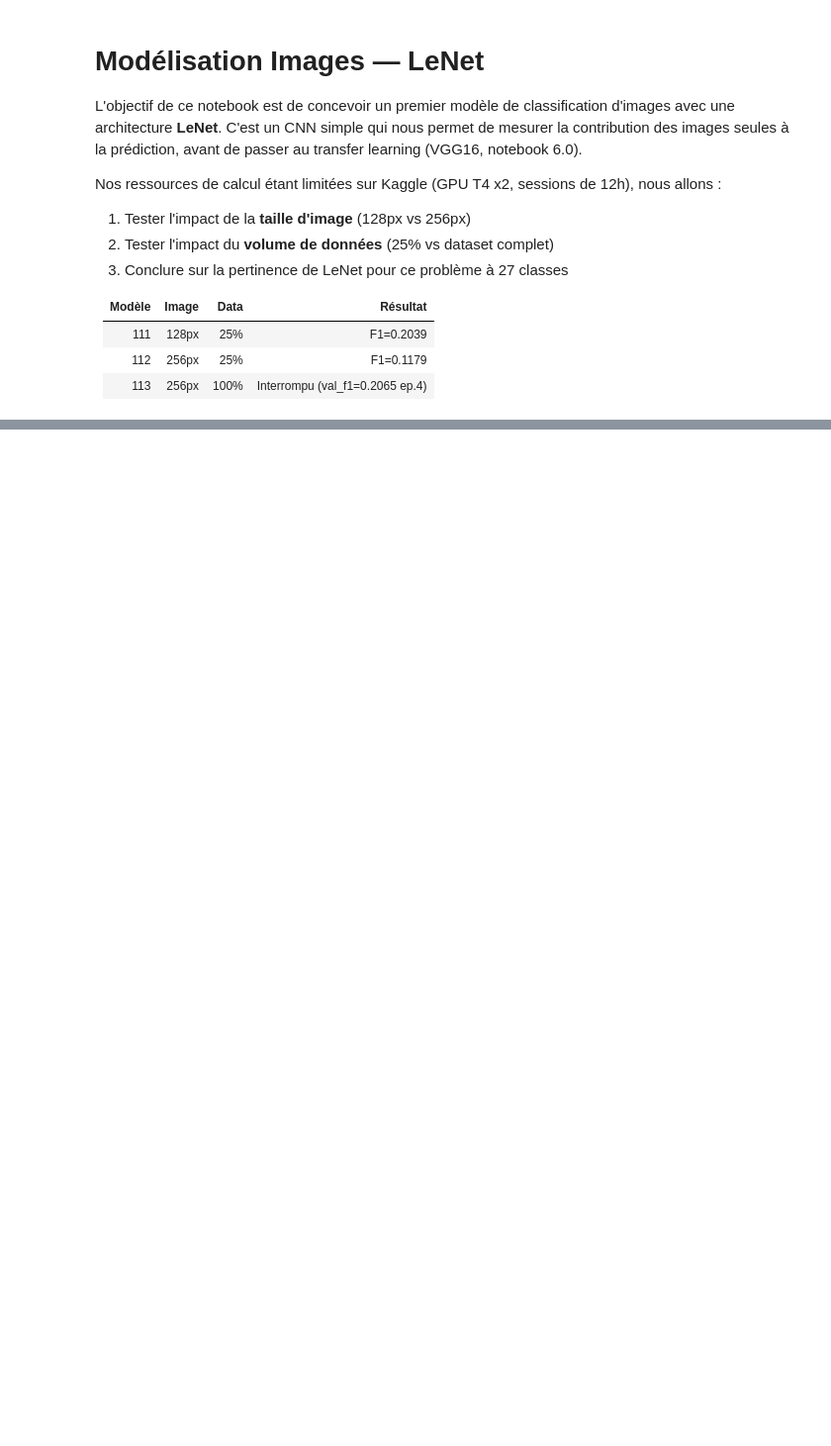
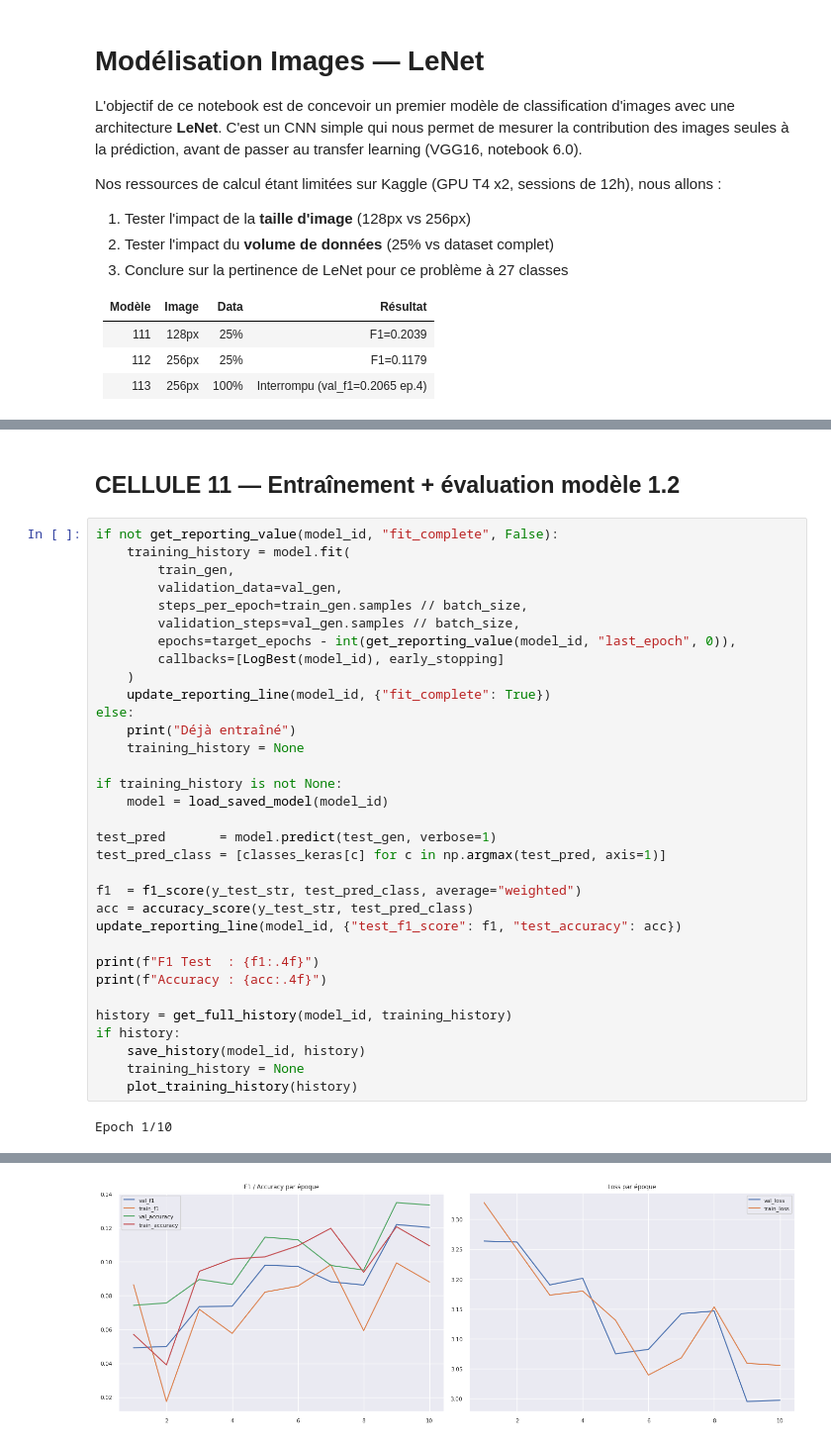
Before and after one commit to TARIQ-OUHSINE/rakuten-copie, a Jupyter notebook: notebooks/dt-modeling-images-lenet.ipynb, the cells around one changed output, grey strips where cells are left out. Shown at 99% size. Cells and saved outputs as stored; diff of their text form; blank space fills up the shorter version.

```diff
--- a/notebooks/dt-modeling-images-lenet.ipynb
+++ b/notebooks/dt-modeling-images-lenet.ipynb
@@ -662,0 +803,37 @@ L'image seule avec un CNN simple est insuffisante. La fusion texte+image (notebo
+# %% [markdown]
+## CELLULE 11 — Entraînement + évaluation modèle 1.2
+# %%
+if not get_reporting_value(model_id, "fit_complete", False):
+    training_history = model.fit(
+        train_gen,
+        validation_data=val_gen,
+        steps_per_epoch=train_gen.samples // batch_size,
+        validation_steps=val_gen.samples // batch_size,
+        epochs=target_epochs - int(get_reporting_value(model_id, "last_epoch", 0)),
+        callbacks=[LogBest(model_id), early_stopping]
+    )
+    update_reporting_line(model_id, {"fit_complete": True})
+else:
+    print("Déjà entraîné")
+    training_history = None
+
+if training_history is not None:
+    model = load_saved_model(model_id)
+
+test_pred       = model.predict(test_gen, verbose=1)
+test_pred_class = [classes_keras[c] for c in np.argmax(test_pred, axis=1)]
+
+f1  = f1_score(y_test_str, test_pred_class, average="weighted")
+acc = accuracy_score(y_test_str, test_pred_class)
+update_reporting_line(model_id, {"test_f1_score": f1, "test_accuracy": acc})
+
+print(f"F1 Test  : {f1:.4f}")
+print(f"Accuracy : {acc:.4f}")
+
+history = get_full_history(model_id, training_history)
+if history:
+    save_history(model_id, history)
+    training_history = None
+    plot_training_history(history)
+# %% [output]
+Epoch 1/10
@@ -662,0 +868 @@ L'image seule avec un CNN simple est insuffisante. La fusion texte+image (notebo
+[figure, added]
```
Also changed, not shown: parts of 63 cells of this notebook.
